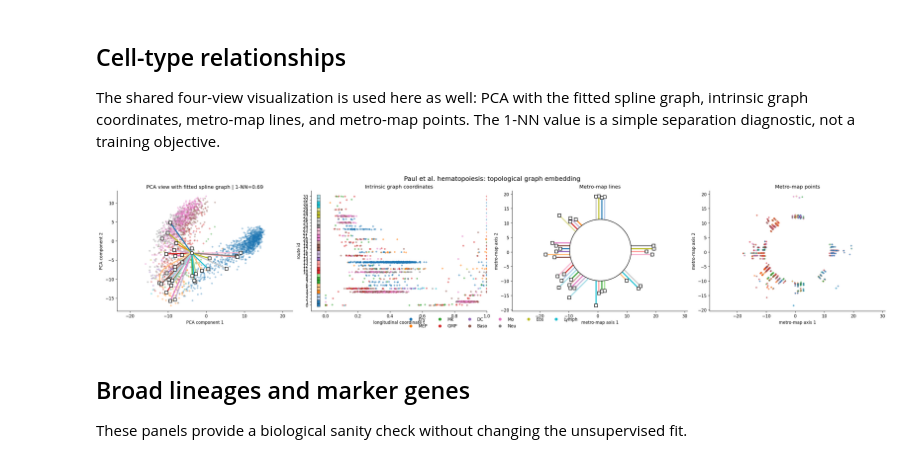
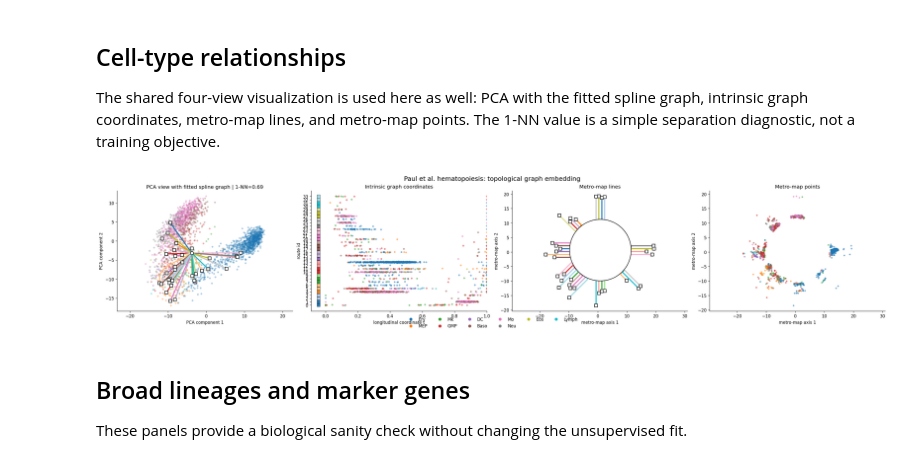
Before and after one commit to fabriziocosta/TopologicalGraphEmbedding, a Jupyter notebook: notebooks/visualize_paul_single_cell.ipynb, the cells around one changed output. Cells and saved outputs as stored; diff of their text form; code cells hidden in the pictures.

```diff
--- a/notebooks/visualize_paul_single_cell.ipynb
+++ b/notebooks/visualize_paul_single_cell.ipynb
@@ -96,27 +96,28 @@ The shared four-view visualization is used here as well: PCA with the fitted spl
 # %%
 pca_coordinates = pca.transform(X)
 pca_accuracy = one_nn_accuracy_2d(pca_coordinates, cell_types)
 cell_type_codes = np.asarray([TYPE_ORDER.index(label) for label in cell_types])
 fig, axes = plt.subplots(1, 4, figsize=(26, 5), constrained_layout=True)
 plot_embedding_row(
     axes, X, cell_type_codes, model, result,
     projected_title=f"PCA view with fitted spline graph | 1-NN={pca_accuracy:.2f}",
     graph_title="Intrinsic graph coordinates",
     metro_lines_title="Metro-map lines",
     metro_points_title="Metro-map points",
     reducer=pca,
     jitter_seed=42,
     show_metro_nodes=False,
+    metro_residual_width=0.04,
 )
 legend_handles = [
     Line2D([0], [0], marker="o", linestyle="", color=plt.get_cmap("tab10")(index), label=label)
     for index, label in enumerate(TYPE_ORDER)
 ]
 fig.legend(legend_handles, TYPE_ORDER, loc="lower center", ncol=6, frameon=False, bbox_to_anchor=(0.5, -0.04))
 fig.suptitle("Paul et al. hematopoiesis: topological graph embedding", fontsize=15)
 plt.show()
 # %% [output]
-[figure, old version]
+[figure, new version]
 # %% [markdown]
 ## Broad lineages and marker genes
 
```
Also changed, not shown: 9 other files.
